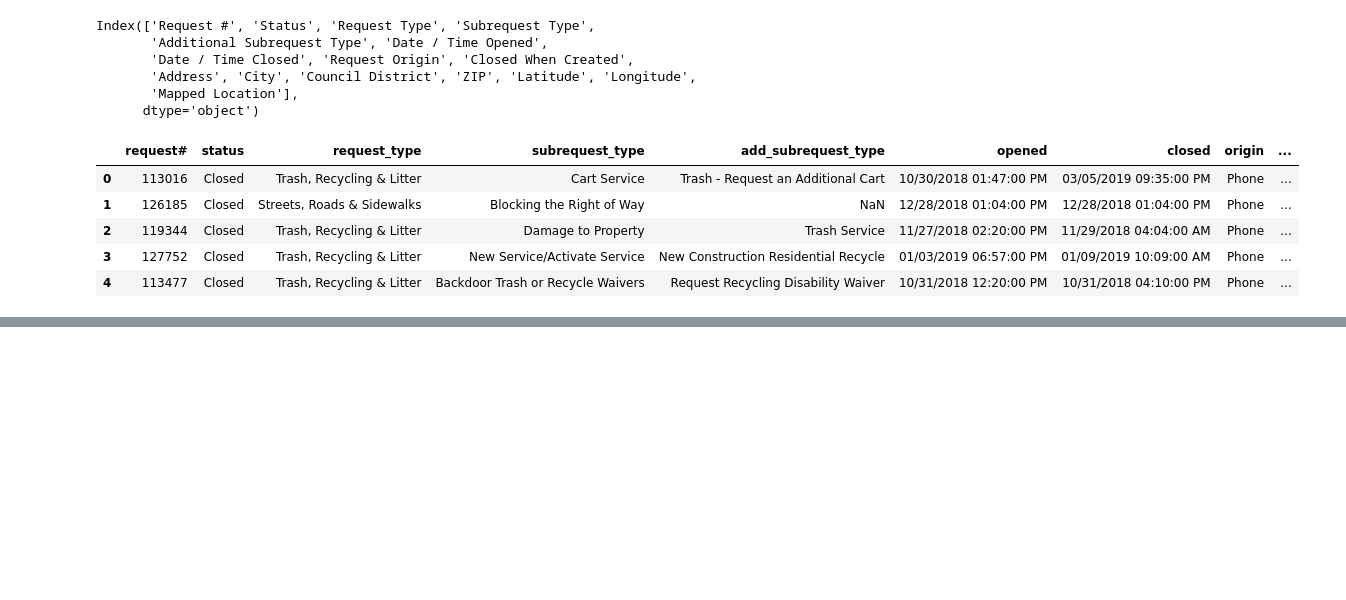
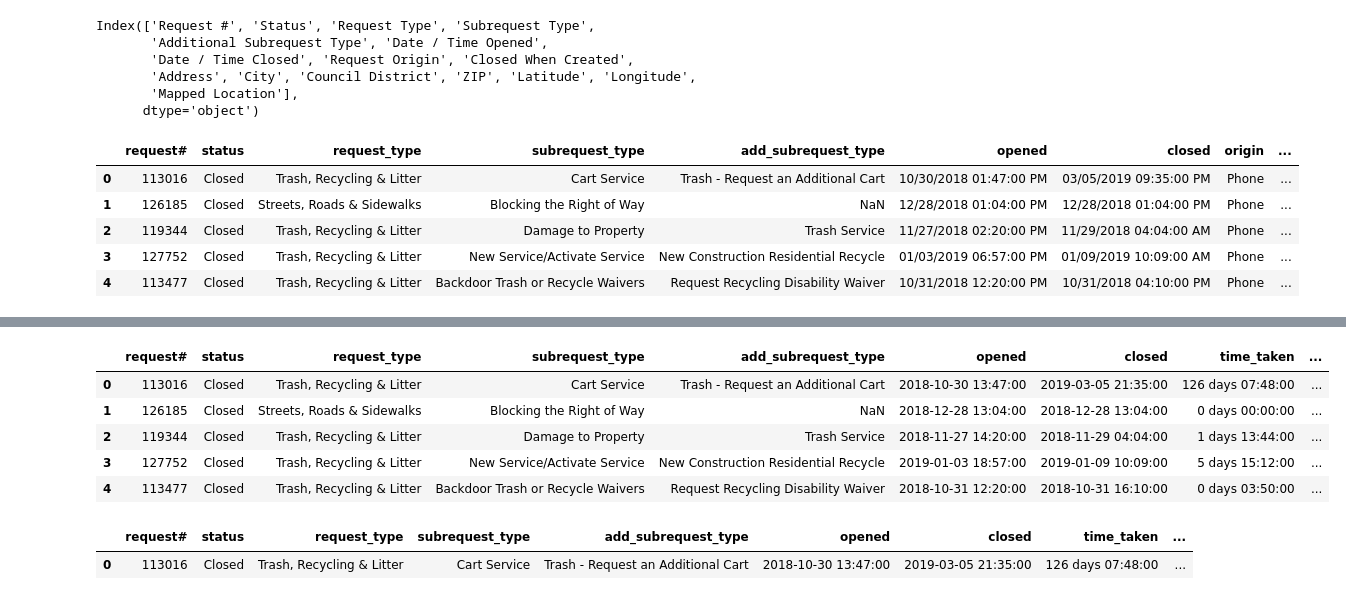
Before and after one commit to AmandaPartlow/hubNashville, a Jupyter notebook: notebooks/HubNashville_Call_Times.ipynb, the cells around one changed output, grey strips where cells are left out. Drawn from its saved outputs; the diff is of its cells as text; code cells hidden in the pictures; blank space fills up the shorter version.

Commit message:
new columns for time

```diff
--- a/notebooks/HubNashville_Call_Times.ipynb
+++ b/notebooks/HubNashville_Call_Times.ipynb
@@ -69,3 +69,9 @@ hub_nash.head()
 | 2 | 119344 | Closed | Trash, Recycling & Litter | Damage to Property | Trash Service | 11/27/2018 02:20:00 PM | 11/29/2018 04:04:00 AM | 1 days 13:44:00 | ... |
 | 3 | 127752 | Closed | Trash, Recycling & Litter | New Service/Activate Service | New Construction Residential Recycle | 01/03/2019 06:57:00 PM | 01/09/2019 10:09:00 AM | 5 days 15:12:00 | ... |
 | 4 | 113477 | Closed | Trash, Recycling & Litter | Backdoor Trash or Recycle Waivers | Request Recycling Disability Waiver | 10/31/2018 12:20:00 PM | 10/31/2018 04:10:00 PM | 0 days 03:50:00 | ... |
+# %%
+# insert the datetime variables into the df
+
+hub_nash = hub_nash.drop(columns = ['opened', 'closed'])
+hub_nash.insert(5, 'opened', t2, allow_duplicates = False)
+hub_nash.insert(6, 'closed', t1, allow_duplicates = False)
@@ -71,0 +99,21 @@ hub_nash.head()
+# %%
+hub_nash['season'] = pd.cut(
+    (hub_nash.opened.dt.dayofyear + 11) % 366,
+    [0, 91, 183, 275, 366],
+    labels=['winter', 'spring', 'summer', 'fall']
+)
+# %%
+hub_nash.head()
+# %% [output]
+|  | request# | status | request_type | subrequest_type | add_subrequest_type | opened | closed | time_taken | ... |
+| 0 | 113016 | Closed | Trash, Recycling & Litter | Cart Service | Trash - Request an Additional Cart | 2018-10-30 13:47:00 | 2019-03-05 21:35:00 | 126 days 07:48:00 | ... |
+| 1 | 126185 | Closed | Streets, Roads & Sidewalks | Blocking the Right of Way | NaN | 2018-12-28 13:04:00 | 2018-12-28 13:04:00 | 0 days 00:00:00 | ... |
+| 2 | 119344 | Closed | Trash, Recycling & Litter | Damage to Property | Trash Service | 2018-11-27 14:20:00 | 2018-11-29 04:04:00 | 1 days 13:44:00 | ... |
+| 3 | 127752 | Closed | Trash, Recycling & Litter | New Service/Activate Service | New Construction Residential Recycle | 2019-01-03 18:57:00 | 2019-01-09 10:09:00 | 5 days 15:12:00 | ... |
+| 4 | 113477 | Closed | Trash, Recycling & Litter | Backdoor Trash or Recycle Waivers | Request Recycling Disability Waiver | 2018-10-31 12:20:00 | 2018-10-31 16:10:00 | 0 days 03:50:00 | ... |
+# %%
+hub_nash['month'] = hub_nash['opened'].dt.month
+hub_nash.head(1)
+# %% [output]
+|  | request# | status | request_type | subrequest_type | add_subrequest_type | opened | closed | time_taken | ... |
+| 0 | 113016 | Closed | Trash, Recycling & Litter | Cart Service | Trash - Request an Additional Cart | 2018-10-30 13:47:00 | 2019-03-05 21:35:00 | 126 days 07:48:00 | ... |
```
Also changed, not shown: parts of 10 cells of this notebook.
